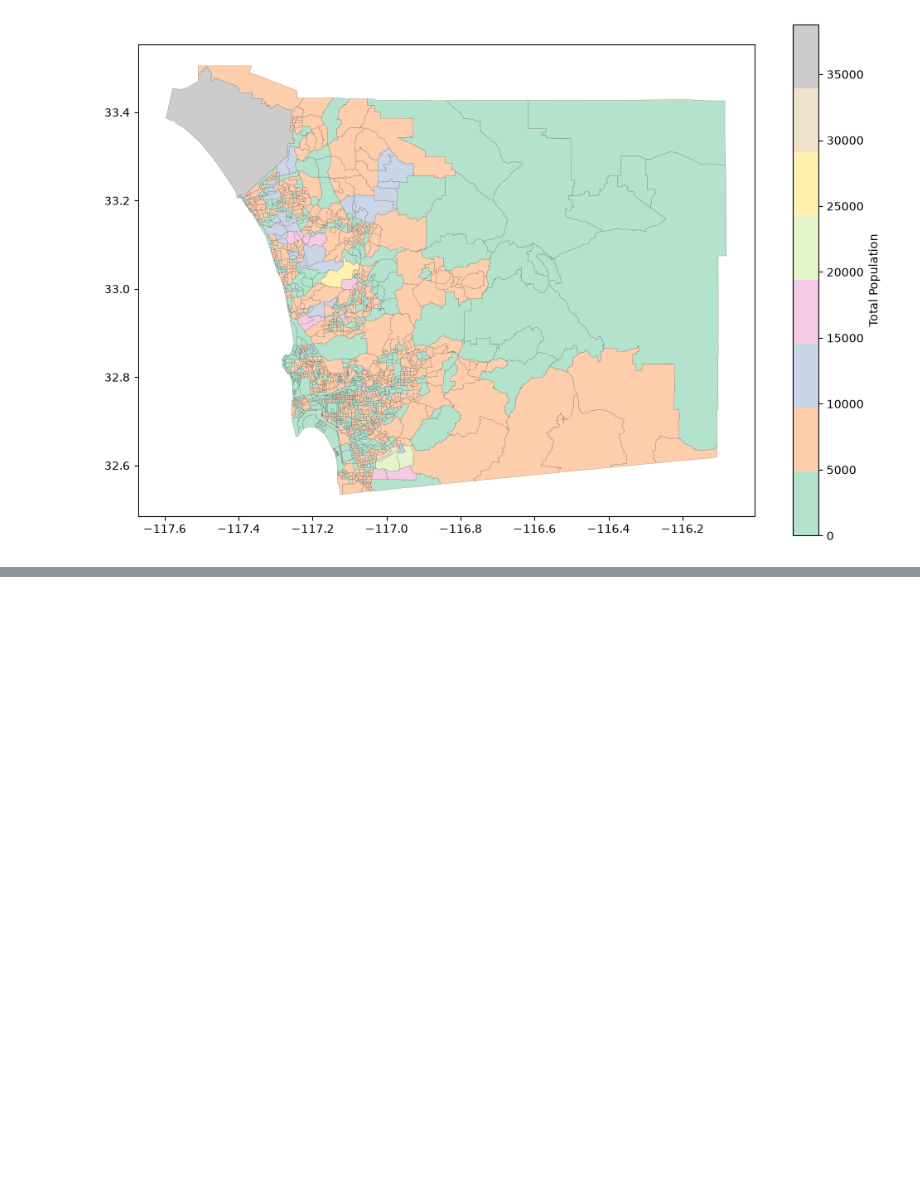
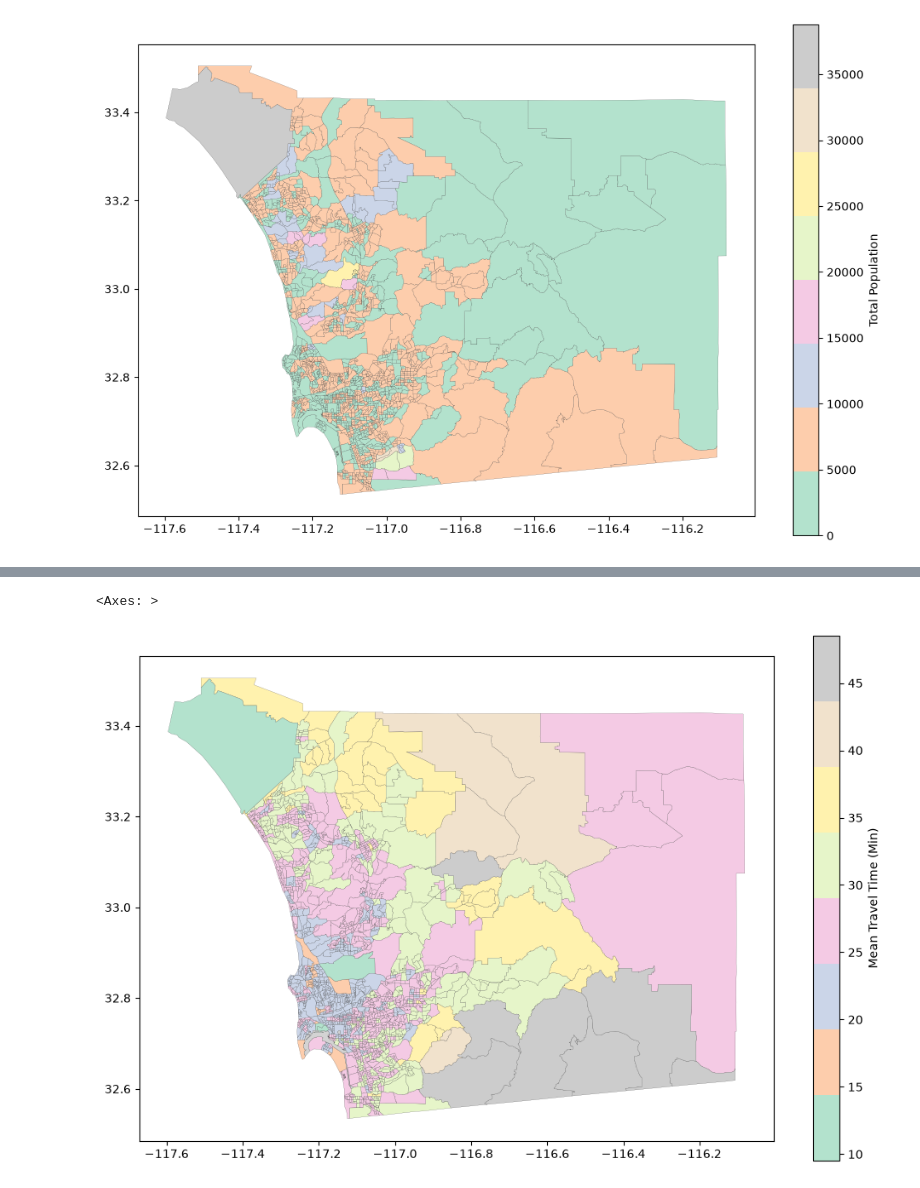
Before and after one commit to symptom-of-indigo/esm-grad-portfolio, a Jupyter notebook: sanDiego.ipynb, the cells around one changed output, grey strips where cells are left out. Saved outputs shown, nothing was run; the diff lists cells and outputs as text; code cells hidden in the pictures; blank space fills up the shorter version.

Commit message:
US Census S0801 Commuting characteristics by sex in San Diego county

```diff
--- a/sanDiego.ipynb
+++ b/sanDiego.ipynb
@@ -580,0 +583,27 @@ sd_demographics.plot(
+# %%
+columns_to_keep_S0801 = {
+    'GEO_ID': 'GEOID',
+
+    # primary commuting population
+    'S0801_C01_001E': 'Total_Workers_16_Plus',
+    'S0801_C01_002E': 'Commute_Car_Truck_Van',
+    'S0801_C01_003E': 'Commute_Drove_Alone',
+    'S0801_C01_004E': 'Commute_Carpooled',
+    'S0801_C01_009E': 'Commute_Public_Transit',
+    'S0801_C01_010E': 'Commute_Walked',
+    'S0801_C01_011E': 'Commute_Bicycle',
+    'S0801_C01_013E': 'Commute_Worked_From_Home',
+    'S0801_C01_046E': 'Mean_Travel_Time_Minutes',
+    'S0801_C01_047E': 'Total_Workers_In_Households',
+    'S0801_C01_048E': 'No_Vehicle_Available',
+    'S0801_C01_049E': 'One_Vehicle_Available'
+}
+
+df_S0801 = pd.read_csv(inputdir / 'S0801/ACSST5Y2019.S0801-Data.csv', skiprows=[1], usecols=columns_to_keep_S0801.keys())
+
+df_S0801 = df_S0801.rename(columns=columns_to_keep_S0801)
+
+df_S0801['GEOID'] = df_S0801['GEOID'].str.split('US').str[1]
+df_S0801 = df_S0801.set_index('GEOID')
+
+df_S0801.head()
@@ -580,0 +618,18 @@ sd_demographics.plot(
+# %%
+sd_commuting = sd_shape.merge(df_S0801, left_on='Tract_GEOID', right_index=True, how='inner')
+
+sd_commuting['Mean_Travel_Time_Minutes'] = pd.to_numeric(sd_commuting['Mean_Travel_Time_Minutes'], errors='coerce')
+
+sd_commuting.plot(
+    column='Mean_Travel_Time_Minutes',
+    legend=True,
+    cmap='Pastel2',
+    figsize=(12, 8),
+    edgecolor='black',
+    linewidth=0.1,
+    missing_kwds={'color': 'lightgrey'},
+    legend_kwds={'label': 'Mean Travel Time (Min)'}
+)
+# %% [output]
+<Axes: >
+[figure, added]
```
Also changed, not shown: parts of 2 cells of this notebook.
